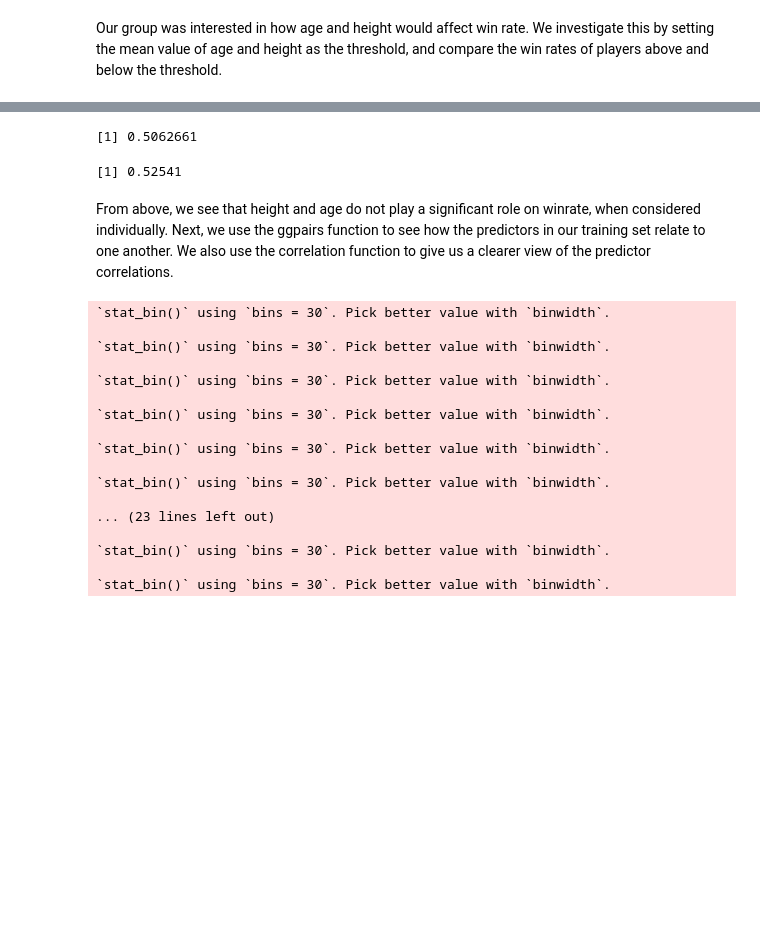
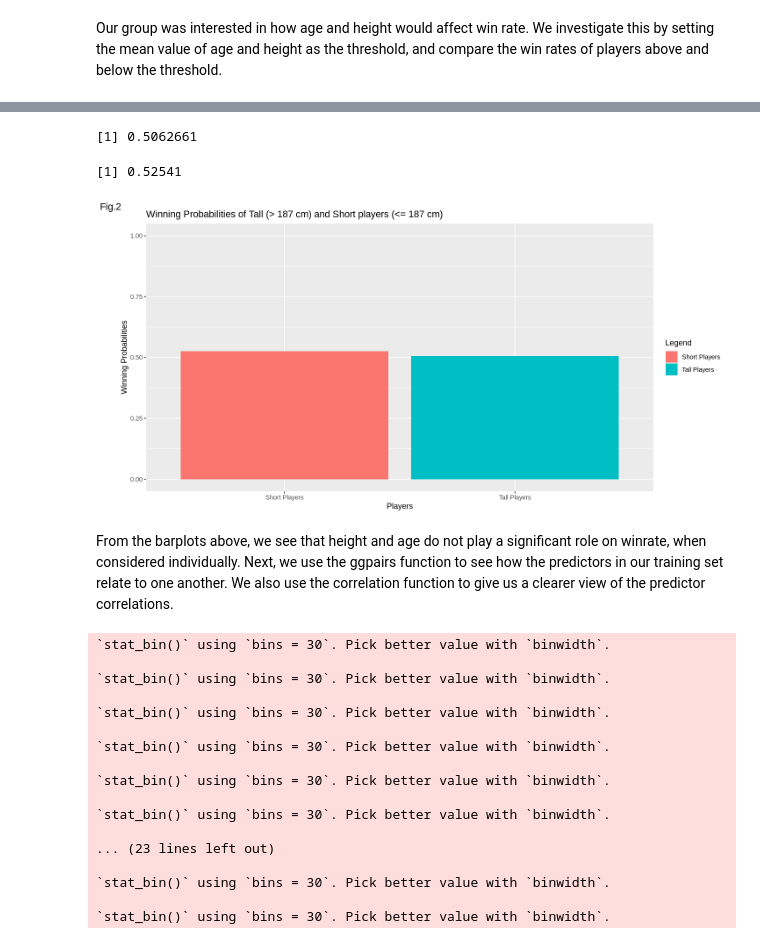
Before and after one commit to sleung124/DSCI100_group_proj, a Jupyter notebook: tennis_analysis.ipynb, the cells around one changed output, grey strips where cells are left out. Saved outputs shown, nothing was run; the diff lists cells and outputs as text; code cells hidden in the pictures; blank space fills up the shorter version.

```diff
--- a/tennis_analysis.ipynb
+++ b/tennis_analysis.ipynb
@@ -206,21 +212,27 @@ old_win_prob
 # %%
 # Do taller players have a higher winrate than shorter players? We set the threshold to me the mean height of players
 
 threshold <- pull(means_df, height)
 
 tall <- filter(tennis_train, height <= threshold, match_result == 'win')
 short <- filter(tennis_train, height > threshold, match_result == 'win')
 
 tall_win_prob <- nrow(tall)/nrow(filter(tennis_train, height <= threshold))
 short_win_prob <- nrow(short)/nrow(filter(tennis_train, height > threshold))
 
 tall_win_prob
 short_win_prob
+
+ggplot(tibble(probs=c(tall_win_prob, short_win_prob), lab=c('Tall Players', 'Short Players')), aes(x=lab,y=probs, fill=lab)) +
+geom_bar(stat='identity') +
+ylim(c(0,1)) +
+labs(x='Players', y='Winning Probabilities', tag='Fig.2', title='Winning Probabilities of Tall (> 187 cm) and Short players (<= 187 cm)', fill='Legend')
 # %% [output]
 [1] 0.5062661
 [1] 0.52541
+[figure, added]
 # %% [markdown]
-From above, we see that height and age do not play a significant role on winrate, when considered individually. Next, we use the ggpairs function to see how the predictors in our training set relate to one another. We also use the correlation function to give us a clearer view of the predictor correlations.
+From the barplots above, we see that height and age do not play a significant role on winrate, when considered individually. Next, we use the ggpairs function to see how the predictors in our training set relate to one another. We also use the correlation function to give us a clearer view of the predictor correlations.
 # %%
 options(repr.plot.height = 10, repr.plot.width = 10)
 tennis_eda <- ggpairs(tennis_train, cardinality_threshold=500)
```
Also changed, not shown: parts of 10 cells of this notebook.
